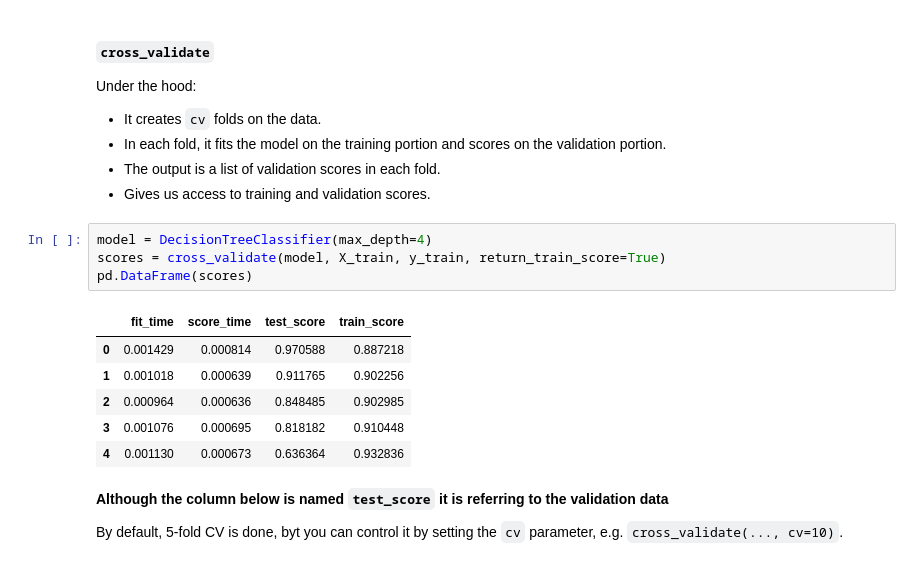
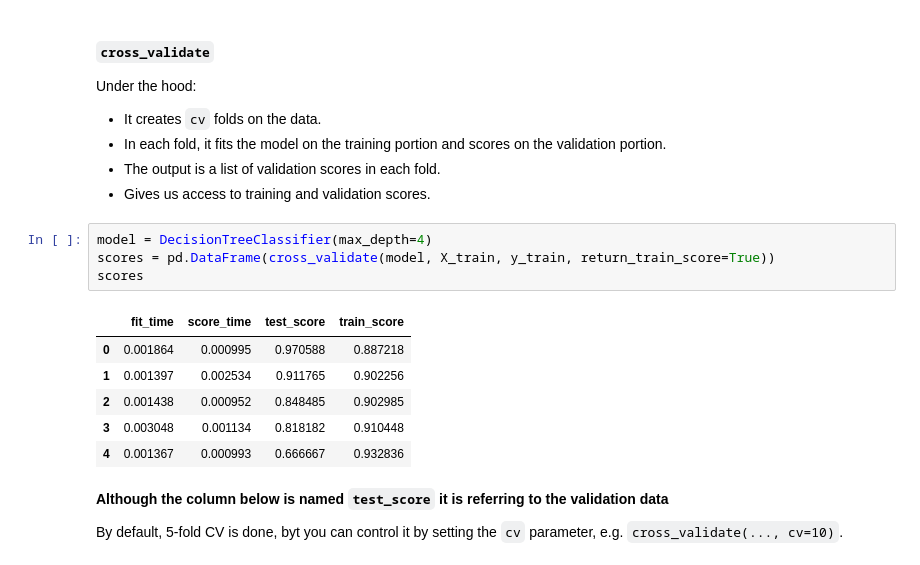
Before and after one commit to UBC-MDS/intro-to-ml-workshop, a Jupyter notebook: modules/02_ml-fundamentals.ipynb, the cells around one changed output. Saved outputs shown, nothing was run; the diff lists cells and outputs as text.

```diff
--- a/modules/02_ml-fundamentals.ipynb
+++ b/modules/02_ml-fundamentals.ipynb
@@ -467,15 +463,15 @@ Under the hood:
 - Gives us access to training and validation scores.
 # %%
 model = DecisionTreeClassifier(max_depth=4)
-scores = cross_validate(model, X_train, y_train, return_train_score=True)
-pd.DataFrame(scores)
+scores = pd.DataFrame(cross_validate(model, X_train, y_train, return_train_score=True))
+scores
 # %% [output]
 |  | fit_time | score_time | test_score | train_score |
-| 0 | 0.001429 | 0.000814 | 0.970588 | 0.887218 |
-| 1 | 0.001018 | 0.000639 | 0.911765 | 0.902256 |
-| 2 | 0.000964 | 0.000636 | 0.848485 | 0.902985 |
-| 3 | 0.001076 | 0.000695 | 0.818182 | 0.910448 |
-| 4 | 0.001130 | 0.000673 | 0.636364 | 0.932836 |
+| 0 | 0.001864 | 0.000995 | 0.970588 | 0.887218 |
+| 1 | 0.001397 | 0.002534 | 0.911765 | 0.902256 |
+| 2 | 0.001438 | 0.000952 | 0.848485 | 0.902985 |
+| 3 | 0.003048 | 0.001134 | 0.818182 | 0.910448 |
+| 4 | 0.001367 | 0.000993 | 0.666667 | 0.932836 |
 # %% [markdown]
 **Although the column below is named `test_score` it is referring to the validation data**
 
```
Also changed, not shown: parts of 20 cells of this notebook.
